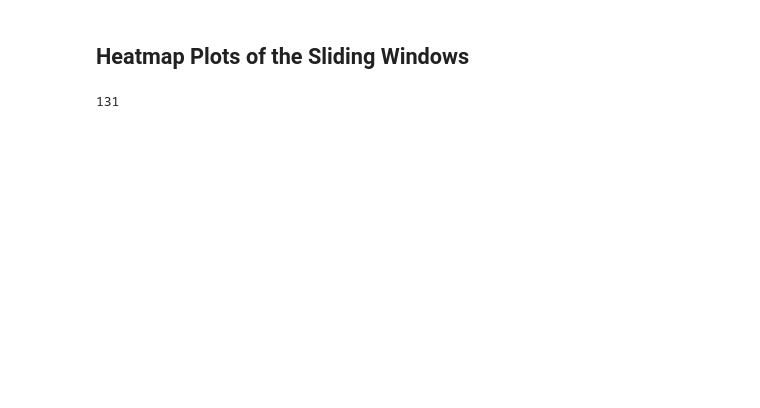
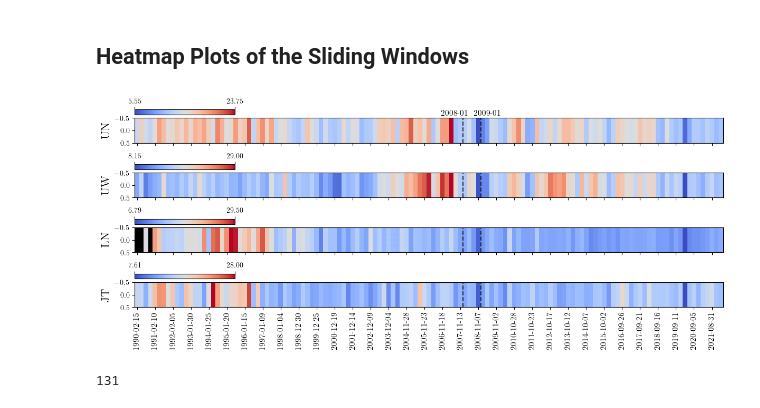
Before and after one commit to fedesss98/stabilvol, a Jupyter notebook: notebooks/13-mfht-shifting-windows.ipynb, the cells around one changed output. Saved outputs shown, nothing was run; the diff lists cells and outputs as text; code cells hidden in the pictures; blank space fills up the shorter version.

```diff
--- a/notebooks/13-mfht-shifting-windows.ipynb
+++ b/notebooks/13-mfht-shifting-windows.ipynb
@@ -261,73 +267,73 @@ def create_dataset(windows):
 
     return df, outcasts
 # %%
-from matplotlib.patches import ConnectionPatch
-def add_ticks(ax, market, labels, outcasts, highlights=True):
-    ax.set_xticks(np.arange(0.5, len(windows), 1)[::4], minor=False, labels=labels[::4], fontsize=11, rotation=90, ha='right', rotation_mode='anchor')
+def create_xlabels(windows):
+    centers = []
+    for w in windows:
+        centers.append((w[0] + (w[1] - w[0]) / 2).strftime('%Y-%m-%d'))
+    return centers
+
+def add_ticks(ax, market, windows, highlights=True):
+    xticks = np.arange(0, len(windows))
+    xlabels = create_xlabels(windows)
+    ax.set_xticks(xticks[::4], labels=xlabels[::4],
+                  fontsize=11, rotation=90, ha='right', va='center', rotation_mode='anchor')
     ax.set_ylabel(market, fontsize=16)
-    # Remove xticks
-    ax.yaxis.set_ticks([])
-
-    # Convert labels to Timestamps
-    label_dates = pd.to_datetime(labels)
-    outcast_dates = [(pd.to_datetime(start), pd.to_datetime(end)) for start, end in outcasts]
-    for outcast in outcast_dates:
-        # Find the indices of the start and end labels
-        start_index = np.where(label_dates <= outcast[0])
-        # Since only the end date is labeled, if the first start date is an outcast, it must be set manually
-        start_index = start_index[0][-1] if len(start_index[0]) > 0 else 0
-        end_index = np.where(label_dates >= outcast[1])[0][0]
-        ax.axvspan(start_index-0.5, end_index-0.5, color='black')
 
     if highlights:
-        # Find the indices of the start and end labels
-        start_index = np.where(label_dates < pd.to_datetime('2007-01-01'))[0][-1]
-        end_index = np.where(label_dates > pd.to_datetime('2009-01-01'))[0][0]
+        alldaterange = np.array([l.strftime("%Y-%m-%d") for l in pd.date_range('1990-02-15', '2022-02-27')])
+        normalindices = np.arange(len(alldaterange)) / 90
+        start_xpos = normalindices[np.where(alldaterange == '2008-01-01')[0][0]]
+        end_xpos = normalindices[np.where(alldaterange == '2009-01-01')[0][0]]
 
         # Add vertical lines at the start and end of the region
-        ax.axvline(start_index-0.5, color='k', linestyle='--', linewidth=1.5)
-        ax.axvline(end_index-0.5, color='k', linestyle='--', linewidth=1.5)
+        ax.axvline(start_xpos, color='k', linestyle='--', linewidth=1.5, alpha=0.75)
+        ax.axvline(end_xpos, color='k', linestyle='--', linewidth=1.5, alpha=0.75)
 
+        if market == MARKETS[0]:
+            ax.text(0.52, 1.1, '2008-01', fontsize=11, transform=ax.transAxes, horizontalalignment='left')
+            ax.text(0.621, 1.1, '2009-01', fontsize=11, transform=ax.transAxes, horizontalalignment='right')
 
-def plot_shiftingmfht_heatmap(data, windows, maxs=None, outcasts=None, **kwargs):
+def plot_shiftingmfht_heatmap(data, windows, **kwargs):
     toosmallwindows = 0
-    outcasts = {market: [] for market in MARKETS} if maxs is None else outcasts
     if kwargs.get('latex', False):
         # Use LaTeX for text rendering
         plt.rcParams['text.usetex'] = True
         plt.rcParams['font.family'] = 'serif'
 
-    fig, axs = plt.subplots(4, figsize=(12, 4), sharex=True)
+    # Create colormap with black for masked values
+    cmap = plt.cm.coolwarm.copy()
+    cmap.set_bad(color='black')
 
-    max_values = np.zeros((len(MARKETS), len(windows))) if maxs is None else maxs
+    fig, axs = plt.subplots(4, figsize=(12, 5), sharex=True)
+
+    plots = []
+    for i, (market, ax) in enumerate(zip(MARKETS, axs.flatten())):
+        max_values = data[market].values.reshape(1, -1)
+        vmax, vmin = data[market].dropna().values.max(), data[market].dropna().values.min()
+        im = ax.imshow(max_values, cmap=cmap, aspect='auto', vmin=vmin, vmax=vmax)
+        plots.append(im)
+        # Show ticks four by four and label them with the respective list entries
+        # labels = [end_date.strftime('%Y-%m-%d') for start_date, end_date in windows]
+        add_ticks(ax, market, windows)
 
 
-    for i, (market, ax) in enumerate(zip(MARKETS, axs.flatten())):
-        if maxs is None:
-            # Calculate the peaks
-            for j, (start_date, end_date) in enumerate(windows):
-                mfht = data[(data['market'] == market) & (data['start'] == start_date) & (data['end'] == end_date)]
-                if mfht.empty:
-                    outcasts[market].append((start_date, end_date))
-                else:
-                    max_values[i, j] = mfht['mean'].max()
-
-        im = ax.imshow(max_values[i].reshape(1, -1), cmap='coolwarm', aspect='auto', vmin=max_values[i].min(), vmax=max_values[i].max())
-         # Show ticks four by four and label them with the respective list entries
-        labels = [end_date.strftime('%Y-%m-%d') for start_date, end_date in windows]
-        add_ticks(ax, market, labels, outcasts[market])
-
-    axs[0].text(0.47, 1.1, '2007-01-01', fontsize=11, transform=axs[0].transAxes, horizontalalignment='left')
-    axs[0].text(0.63, 1.1, '2009-01-01', fontsize=11, transform=axs[0].transAxes, horizontalalignment='right')
 
     fig.tight_layout()
 
-    # Add a colorbar
-    cbar = fig.colorbar(im, ax=axs.ravel().tolist(), pad=0.01)
-    cbar.set_label('Maximum MFHT', rotation=270, labelpad=15)
+    for i, (im, market) in enumerate(zip(plots, MARKETS)):
+        cbar = fig.colorbar(im, ax=axs[i], pad=0.1, location='top', anchor=(0.0, 1.0))
+        vmin, vmax = im.get_clim()
+        cbar.set_ticks([vmin, vmax])
+        cbar.set_ticklabels([f'{vmin:.2f}', f'{vmax:.2f}'])
 
+    plt.tight_layout(pad=0.8)
     plt.show()
     return fig, toosmallwindows
+
+fig, errors = plot_shiftingmfht_heatmap(df_maxs, windows, latex=True)
+# %% [output]
+[figure, added]
 # %%
 windows = create_windows(duration=90, start_date=datetime.date(1990, 1, 1))
 len(windows)
```
Also changed, not shown: parts of 21 cells of this notebook.
